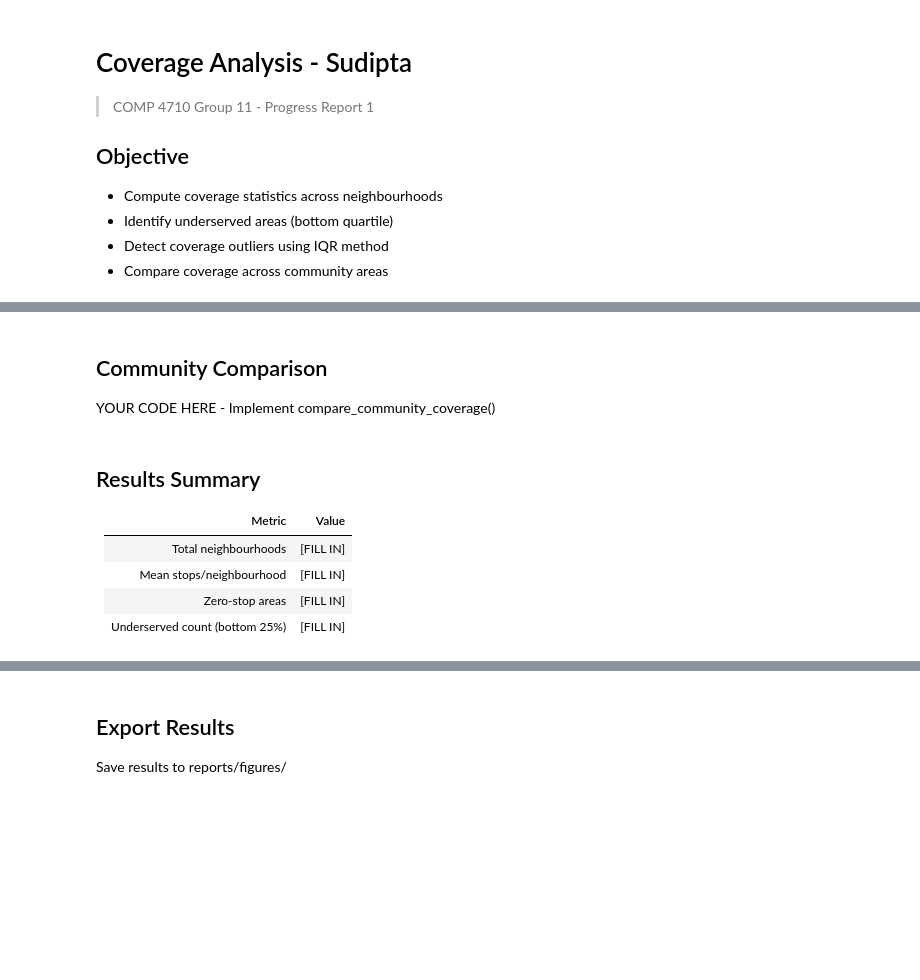
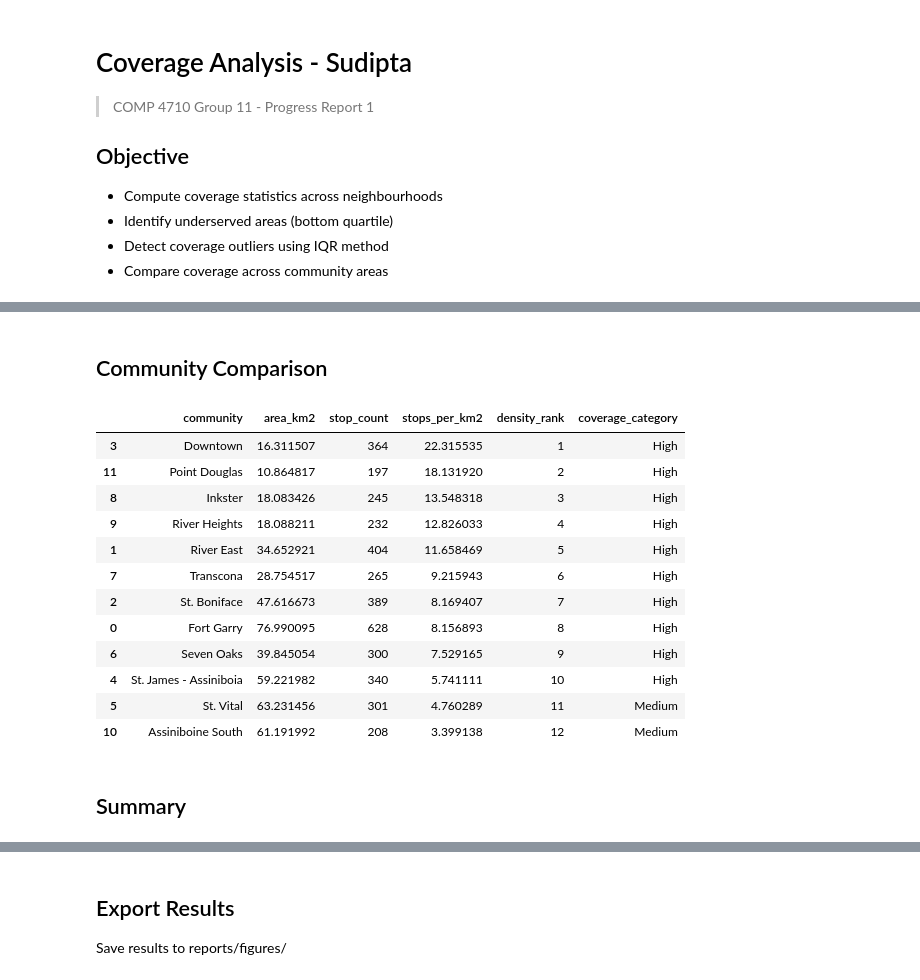
Before and after one commit to ahmedas22/ywg-ptn-analysis-4710-g11, a Jupyter notebook: notebooks/1.1-sudipta-coverage.ipynb, the cells around one changed output, grey strips where cells are left out. Drawn from its saved outputs; the diff is of its cells as text; code cells hidden in the pictures; blank space fills up the shorter version.

Commit message:
feat: coverage analysis and notebook

```diff
--- a/notebooks/1.1-sudipta-coverage.ipynb
+++ b/notebooks/1.1-sudipta-coverage.ipynb
@@ -75,17 +163,22 @@ YOUR CODE HERE - Implement compute_coverage_by_area()
 # %% [markdown]
 ## Community Comparison
-
-YOUR CODE HERE - Implement compare_community_coverage()
 # %%
 # Compare communities
-# community_stats = compare_community_coverage()
-# community_stats
+community_stats = coverage.compare_community_coverage()
+community_stats
+# %% [output]
+|  | community | area_km2 | stop_count | stops_per_km2 | density_rank | coverage_category |
+| 3 | Downtown | 16.311507 | 364 | 22.315535 | 1 | High |
+| 11 | Point Douglas | 10.864817 | 197 | 18.131920 | 2 | High |
+| 8 | Inkster | 18.083426 | 245 | 13.548318 | 3 | High |
+| 9 | River Heights | 18.088211 | 232 | 12.826033 | 4 | High |
+| 1 | River East | 34.652921 | 404 | 11.658469 | 5 | High |
+| 7 | Transcona | 28.754517 | 265 | 9.215943 | 6 | High |
+| 2 | St. Boniface | 47.616673 | 389 | 8.169407 | 7 | High |
+| 0 | Fort Garry | 76.990095 | 628 | 8.156893 | 8 | High |
+| 6 | Seven Oaks | 39.845054 | 300 | 7.529165 | 9 | High |
+| 4 | St. James - Assiniboia | 59.221982 | 340 | 5.741111 | 10 | High |
+| 5 | St. Vital | 63.231456 | 301 | 4.760289 | 11 | Medium |
+| 10 | Assiniboine South | 61.191992 | 208 | 3.399138 | 12 | Medium |
-# %% [markdown]
-## Results Summary
-
-| Metric | Value |
-|--------|-------|
-| Total neighbourhoods | [FILL IN] |
-| Mean stops/neighbourhood | [FILL IN] |
-| Zero-stop areas | [FILL IN] |
-| Underserved count (bottom 25%) | [FILL IN] |
+# %% [markdown]
+## Summary
```
Also changed, not shown: parts of 23 cells of this notebook, 7 other files.
